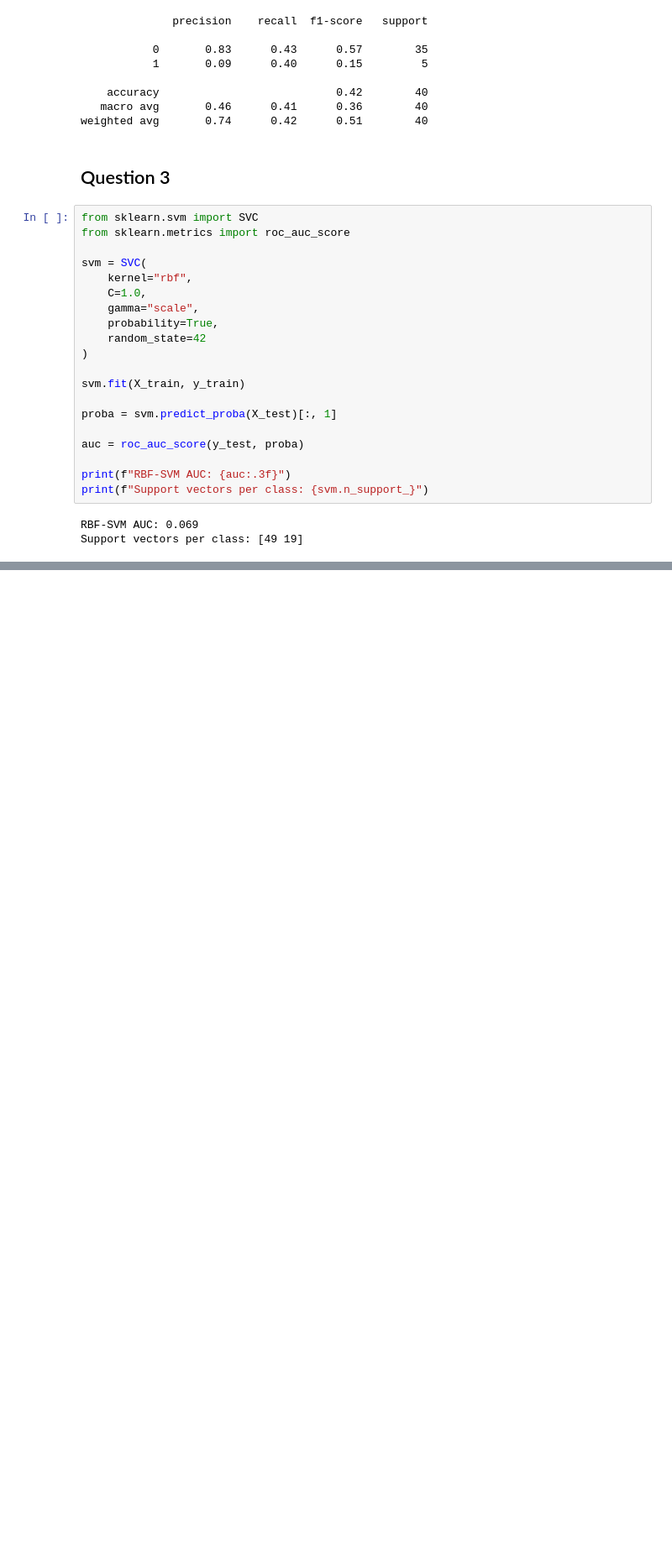
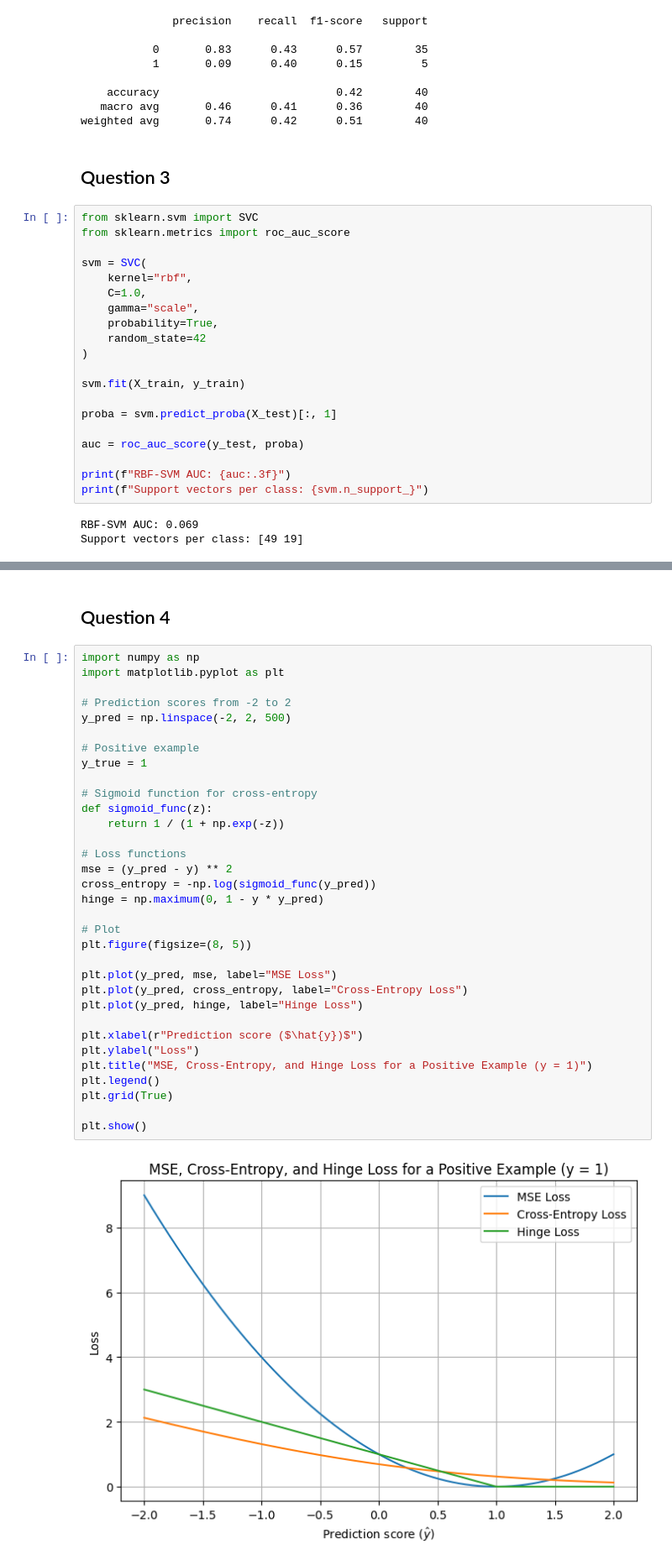
Before and after one commit to vbhaga89/MIT801_ML_Exam, a Jupyter notebook: questions.ipynb, the cells around one changed output, grey strips where cells are left out. Shown at 84% size. Drawn from its saved outputs; the diff is of its cells as text; blank space fills up the shorter version.

```diff
--- a/questions.ipynb
+++ b/questions.ipynb
@@ -146,3 +150,40 @@ grid.fit(X_train, y_train)
 print("Best parameters:", grid.best_params_)
 # %% [output]
 Best parameters: {'C': 0.1, 'gamma': 1}
+# %% [markdown]
+## Question 4
+# %%
+import numpy as np
+import matplotlib.pyplot as plt
+
+# Prediction scores from -2 to 2
+y_pred = np.linspace(-2, 2, 500)
+
+# Positive example
+y_true = 1
+
+# Sigmoid function for cross-entropy
+def sigmoid_func(z):
+    return 1 / (1 + np.exp(-z))
+
+# Loss functions
+mse = (y_pred - y) ** 2
+cross_entropy = -np.log(sigmoid_func(y_pred))
+hinge = np.maximum(0, 1 - y * y_pred)
+
+# Plot
+plt.figure(figsize=(8, 5))
+
+plt.plot(y_pred, mse, label="MSE Loss")
+plt.plot(y_pred, cross_entropy, label="Cross-Entropy Loss")
+plt.plot(y_pred, hinge, label="Hinge Loss")
+
+plt.xlabel(r"Prediction score ($\hat{y})$")
+plt.ylabel("Loss")
+plt.title("MSE, Cross-Entropy, and Hinge Loss for a Positive Example (y = 1)")
+plt.legend()
+plt.grid(True)
+
+plt.show()
+# %% [output]
+[figure, added]
```
Also changed, not shown: parts of 1 cell of this notebook, 4 other files.
